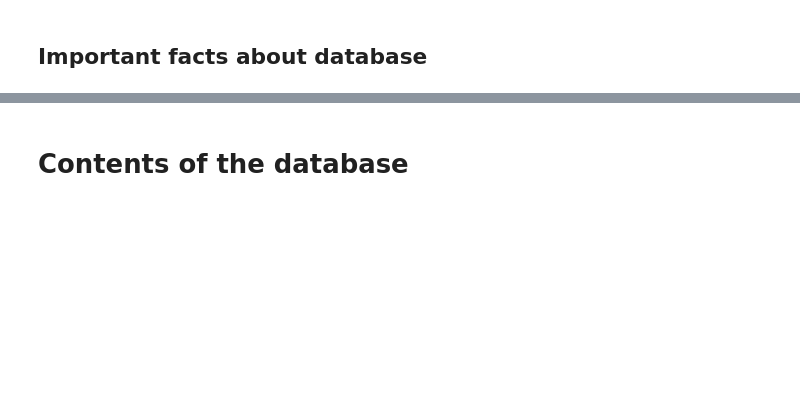
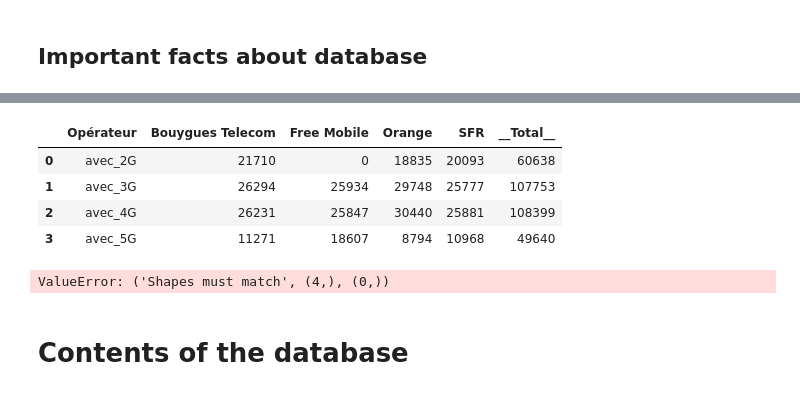
Before and after one commit to pmehaud/internship_cvut_2024, a Jupyter notebook: data_analysis/data_analysis.ipynb, the cells around one changed output, grey strips where cells are left out. Cells and saved outputs as stored; diff of their text form; code cells hidden in the pictures; blank space fills up the shorter version.

```diff
--- a/data_analysis/data_analysis.ipynb
+++ b/data_analysis/data_analysis.ipynb
@@ -97,3 +215,19 @@ print(nb_sit_5g)
+# %%
+tmp = pd.DataFrame(list(df_techno.columns[1:]),columns=[df_techno.columns[0]])
+tmp = pd.concat([tmp,pd.DataFrame(df_techno.T.values[1:], columns=df_techno.T.values[0])],axis=1)
+tmp
+# df_techno.T.values[1:]
+# %% [output]
+|  | Opérateur | Bouygues Telecom | Free Mobile | Orange | SFR | __Total__ |
+| 0 | avec_2G | 21710 | 0 | 18835 | 20093 | 60638 |
+| 1 | avec_3G | 26294 | 25934 | 29748 | 25777 | 107753 |
+| 2 | avec_4G | 26231 | 25847 | 30440 | 25881 | 108399 |
+| 3 | avec_5G | 11271 | 18607 | 8794 | 10968 | 49640 |
+# %%
+# sns.histplot(data=tmp,x='Opérateur',y='Orange', multiple="dodge")
+tmp.plot.hist(column='Opérateur',by=tmp.columns[1:-1])
+# %% [output]
+ValueError: ('Shapes must match', (4,), (0,))
 # %%
 results = open("data_numbers.md", "w")
 
```
Also changed, not shown: parts of 21 cells of this notebook, 1 other file.
